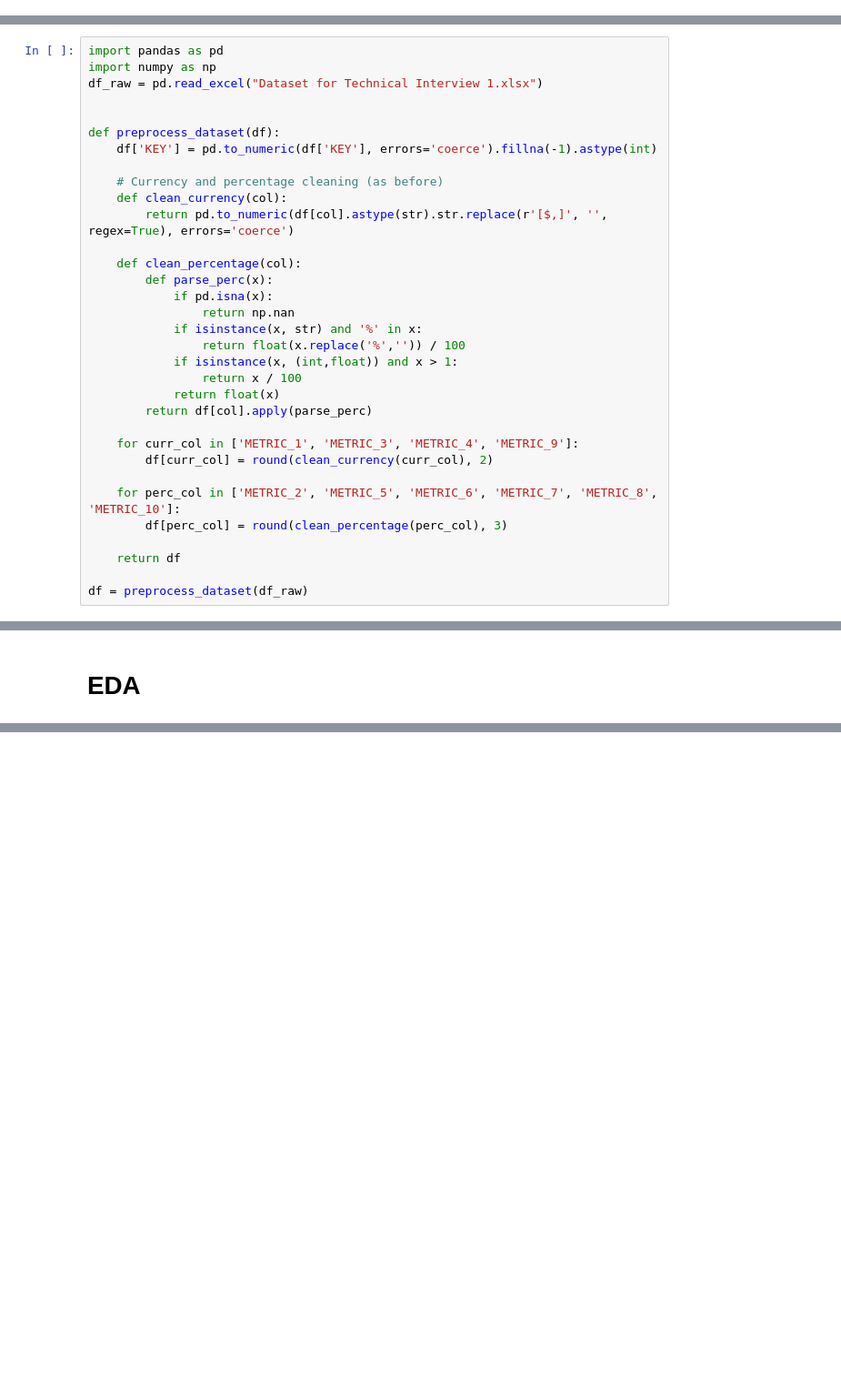
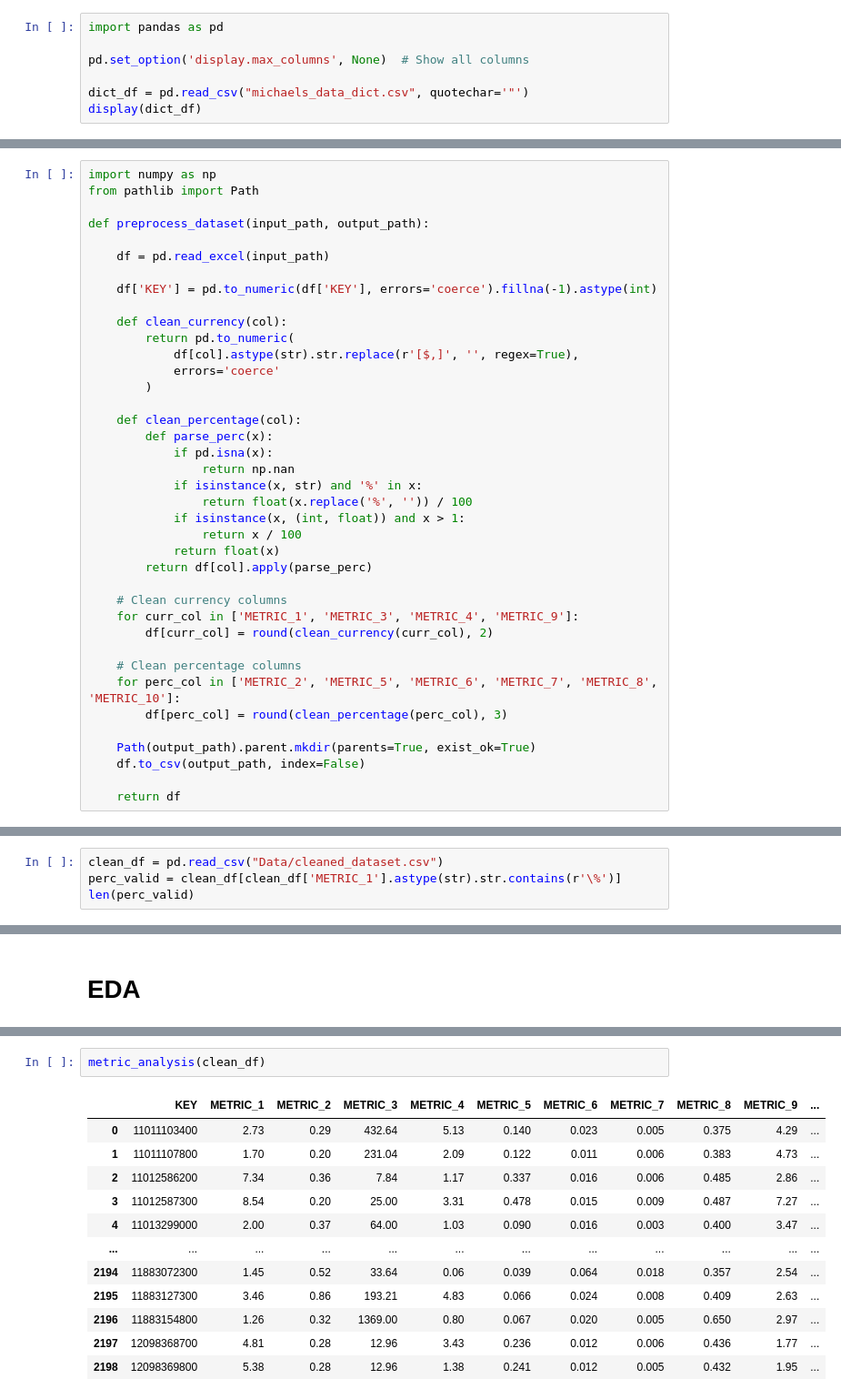
Before and after one commit to jett512/Retail_Analysis, a Jupyter notebook: Notebooks/Workflow.ipynb, the cells around one changed output, grey strips where cells are left out. Shown at 91% size. Drawn from its saved outputs; the diff is of its cells as text; blank space fills up the shorter version.

```diff
--- a/Notebooks/Workflow.ipynb
+++ b/Notebooks/Workflow.ipynb
@@ -0,0 +81,7 @@
+# %%
+import pandas as pd
+
+pd.set_option('display.max_columns', None)  # Show all columns
+
+dict_df = pd.read_csv("michaels_data_dict.csv", quotechar='"')
+display(dict_df)
@@ -1,35 +105,41 @@
 # %% [markdown]
 # Preprocess
 # %%
-import pandas as pd
 import numpy as np
-df_raw = pd.read_excel("Dataset for Technical Interview 1.xlsx")
+from pathlib import Path
 
+def preprocess_dataset(input_path, output_path):
 
-def preprocess_dataset(df):
+    df = pd.read_excel(input_path)
+
     df['KEY'] = pd.to_numeric(df['KEY'], errors='coerce').fillna(-1).astype(int)
 
-    # Currency and percentage cleaning (as before)
     def clean_currency(col):
-        return pd.to_numeric(df[col].astype(str).str.replace(r'[$,]', '', regex=True), errors='coerce')
+        return pd.to_numeric(
+            df[col].astype(str).str.replace(r'[$,]', '', regex=True),
+            errors='coerce'
+        )
 
     def clean_percentage(col):
         def parse_perc(x):
             if pd.isna(x):
                 return np.nan
             if isinstance(x, str) and '%' in x:
-                return float(x.replace('%','')) / 100
-            if isinstance(x, (int,float)) and x > 1:
+                return float(x.replace('%', '')) / 100
+            if isinstance(x, (int, float)) and x > 1:
                 return x / 100
             return float(x)
         return df[col].apply(parse_perc)
 
+    # Clean currency columns
     for curr_col in ['METRIC_1', 'METRIC_3', 'METRIC_4', 'METRIC_9']:
         df[curr_col] = round(clean_currency(curr_col), 2)
 
+    # Clean percentage columns
     for perc_col in ['METRIC_2', 'METRIC_5', 'METRIC_6', 'METRIC_7', 'METRIC_8', 'METRIC_10']:
         df[perc_col] = round(clean_percentage(perc_col), 3)
 
+    Path(output_path).parent.mkdir(parents=True, exist_ok=True)
+    df.to_csv(output_path, index=False)
+
     return df
-
-df = preprocess_dataset(df_raw)
@@ -58,0 +175,4 @@ print (df.head())
+# %%
+clean_df = pd.read_csv("Data/cleaned_dataset.csv")
+perc_valid = clean_df[clean_df['METRIC_1'].astype(str).str.contains(r'\%')]
+len(perc_valid)
@@ -161,0 +248,15 @@ outliers = detect_outliers(df)
+# %%
+metric_analysis(clean_df)
+# %% [output]
+|  | KEY | METRIC_1 | METRIC_2 | METRIC_3 | METRIC_4 | METRIC_5 | METRIC_6 | METRIC_7 | METRIC_8 | METRIC_9 | ... |
+| 0 | 11011103400 | 2.73 | 0.29 | 432.64 | 5.13 | 0.140 | 0.023 | 0.005 | 0.375 | 4.29 | ... |
+| 1 | 11011107800 | 1.70 | 0.20 | 231.04 | 2.09 | 0.122 | 0.011 | 0.006 | 0.383 | 4.73 | ... |
+| 2 | 11012586200 | 7.34 | 0.36 | 7.84 | 1.17 | 0.337 | 0.016 | 0.006 | 0.485 | 2.86 | ... |
+| 3 | 11012587300 | 8.54 | 0.20 | 25.00 | 3.31 | 0.478 | 0.015 | 0.009 | 0.487 | 7.27 | ... |
+| 4 | 11013299000 | 2.00 | 0.37 | 64.00 | 1.03 | 0.090 | 0.016 | 0.003 | 0.400 | 3.47 | ... |
+| ... | ... | ... | ... | ... | ... | ... | ... | ... | ... | ... | ... |
+| 2194 | 11883072300 | 1.45 | 0.52 | 33.64 | 0.06 | 0.039 | 0.064 | 0.018 | 0.357 | 2.54 | ... |
+| 2195 | 11883127300 | 3.46 | 0.86 | 193.21 | 4.83 | 0.066 | 0.024 | 0.008 | 0.409 | 2.63 | ... |
+| 2196 | 11883154800 | 1.26 | 0.32 | 1369.00 | 0.80 | 0.067 | 0.020 | 0.005 | 0.650 | 2.97 | ... |
+| 2197 | 12098368700 | 4.81 | 0.28 | 12.96 | 3.43 | 0.236 | 0.012 | 0.006 | 0.436 | 1.77 | ... |
+| 2198 | 12098369800 | 5.38 | 0.28 | 12.96 | 1.38 | 0.241 | 0.012 | 0.005 | 0.432 | 1.95 | ... |
```
Also changed, not shown: parts of 33 cells of this notebook.
